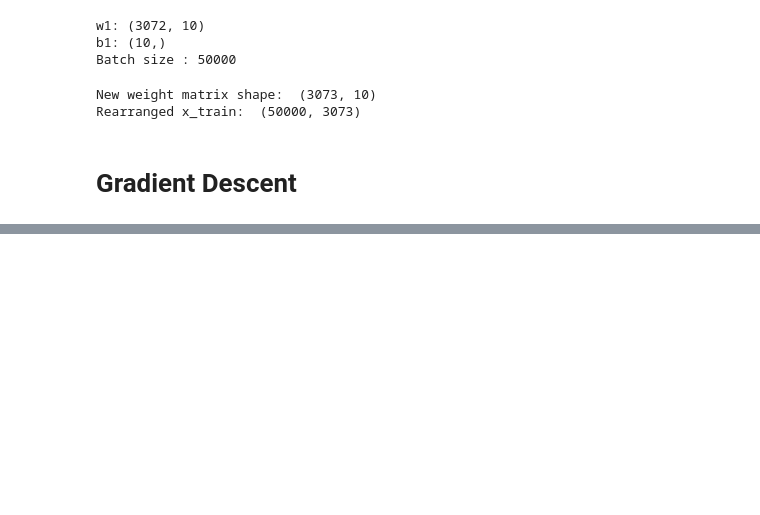
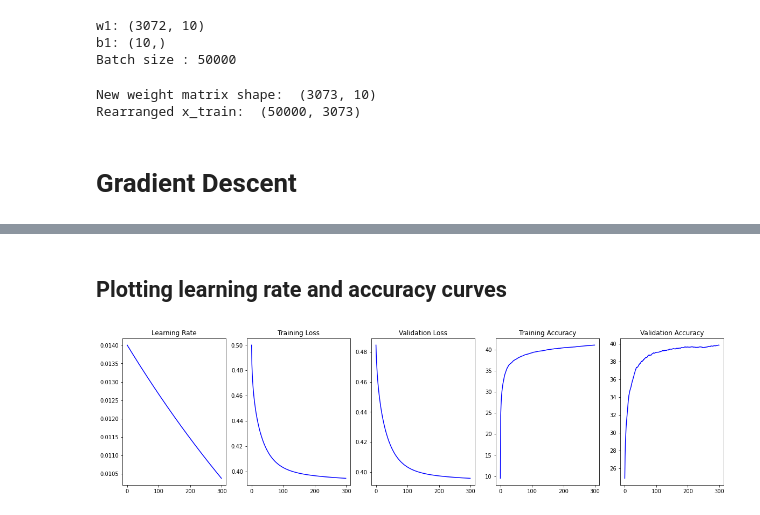
Before and after one commit to ChalaniEkanayake/EN2550_Assignment_4, a Jupyter notebook: cifar10.ipynb, the cells around one changed output, grey strips where cells are left out. Saved outputs shown, nothing was run; the diff lists cells and outputs as text; code cells hidden in the pictures; blank space fills up the shorter version.

```diff
--- a/cifar10.ipynb
+++ b/cifar10.ipynb
@@ -170,0 +190,14 @@ Gradient Descent - Done
+# %% [markdown]
+## **Plotting learning rate and accuracy curves**
+# %%
+fig, ax  = plt.subplots(1,5, figsize=(20,5))
+items = {"Learning Rate":lr_history, "Training Loss":loss_history, "Validation Loss":val_loss_history, "Training Accuracy":train_acc_history,
+         "Validation Accuracy": val_acc_history}
+i=1
+for key in items.keys():
+    plt.subplot(1,5,i);
+    plt.plot(items[key], color ='b')
+    plt.title(key)
+    i+=1
+# %% [output]
+[figure, added]
```
Also changed, not shown: parts of 4 cells of this notebook.
